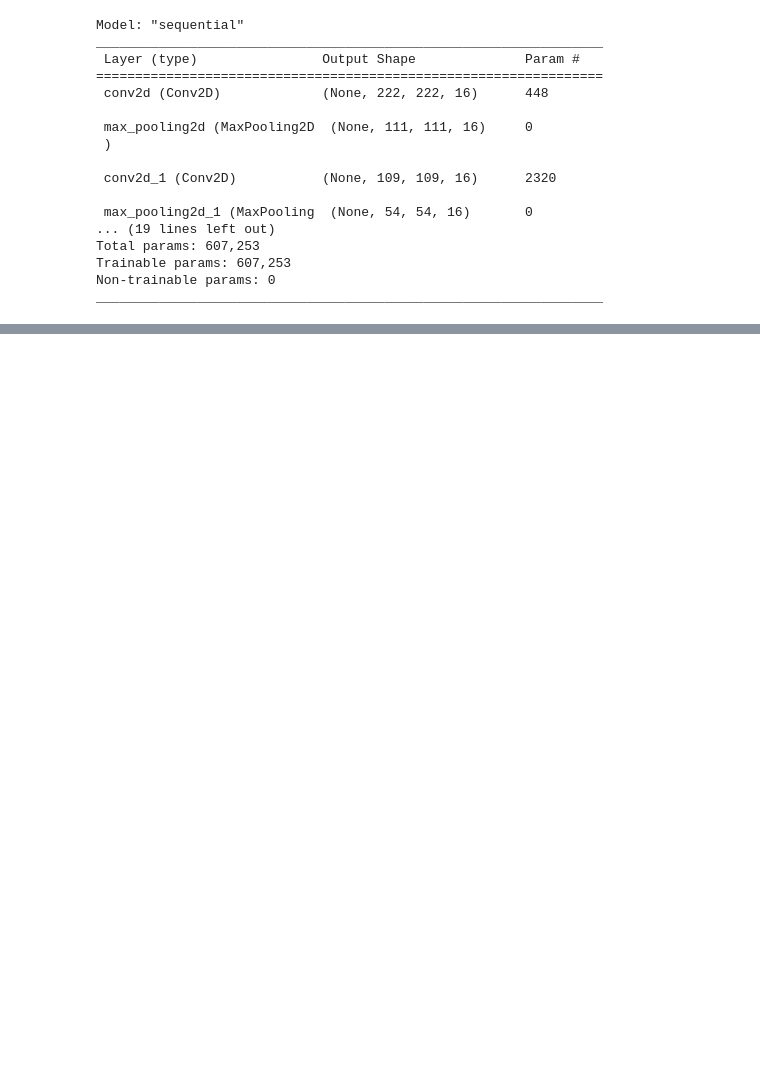
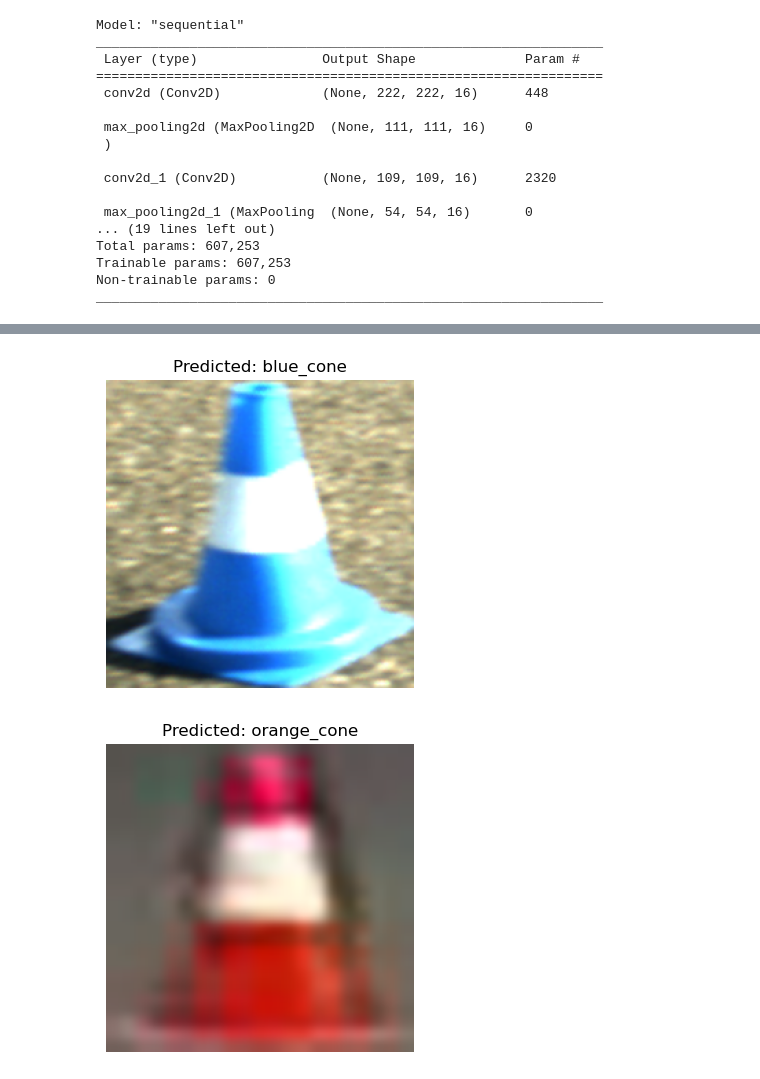
Before and after one commit to sokoloowski/cone-detector, a Jupyter notebook: conv2d-classification.ipynb, the cells around one changed output, grey strips where cells are left out. Cells and saved outputs as stored; diff of their text form; code cells hidden in the pictures; blank space fills up the shorter version.

```diff
--- a/conv2d-classification.ipynb
+++ b/conv2d-classification.ipynb
@@ -138,5 +145,20 @@ print(y_test[:10])
 [2 2 2 2 2 2 1 1 1 1]
 [2 2 2 2 2 2 1 1 1 1]
+# %%
+plt.figure(figsize=(4, 4))
+plt.imshow(x_train[0].astype("uint8"))
+plt.title(f"Predicted: {classes[pred_class[0]]}")
+plt.axis("off")
+plt.show()
+
+plt.figure(figsize=(4, 4))
+plt.imshow(x_train[321].astype("uint8"))
+plt.title(f"Predicted: {classes[pred_class[321]]}")
+plt.axis("off")
+plt.show()
+# %% [output]
+[figure, added]
+[figure, added]
 # %%
 from sklearn.metrics import ConfusionMatrixDisplay
 ConfusionMatrixDisplay.from_predictions(y_test, pred_class, cmap="Blues", display_labels=classes, xticks_rotation='vertical')
```
Also changed, not shown: parts of 5 cells of this notebook, 1 other file.
